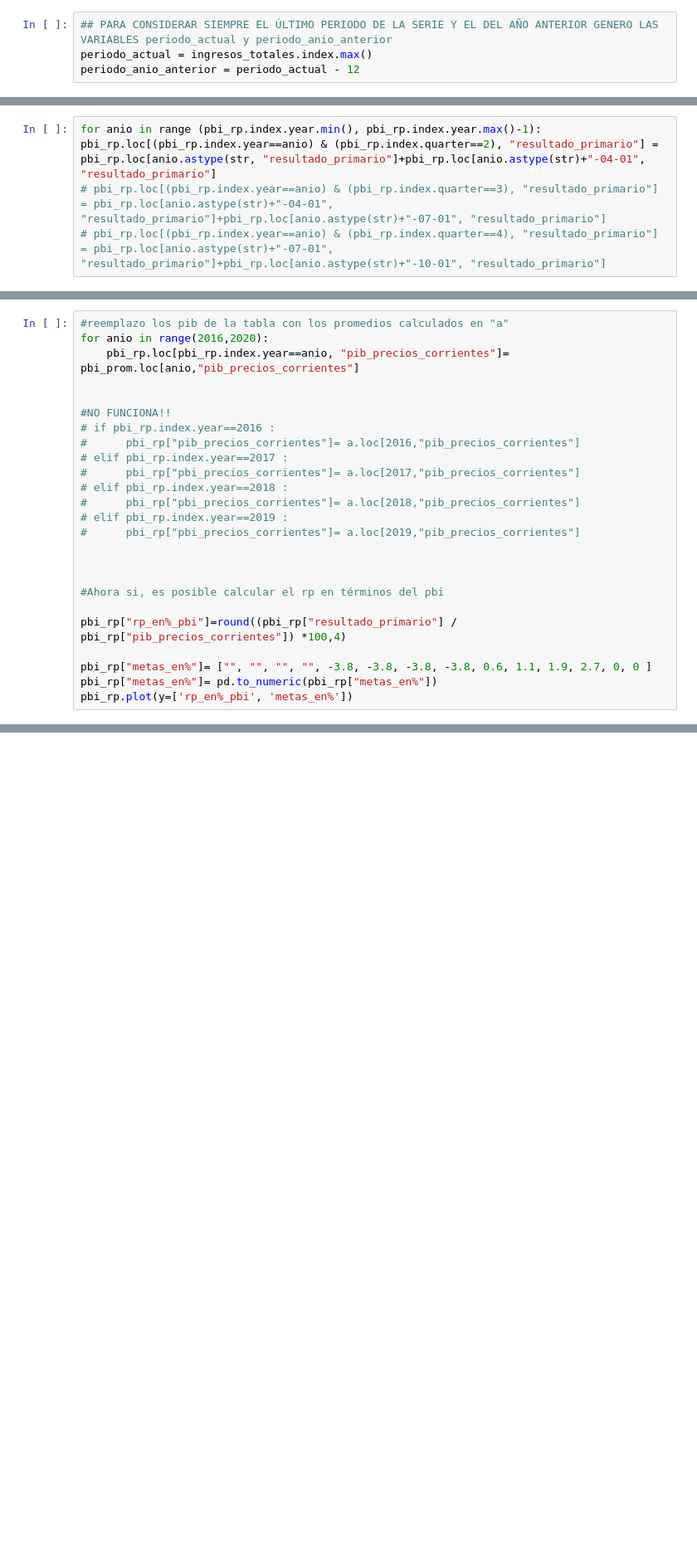
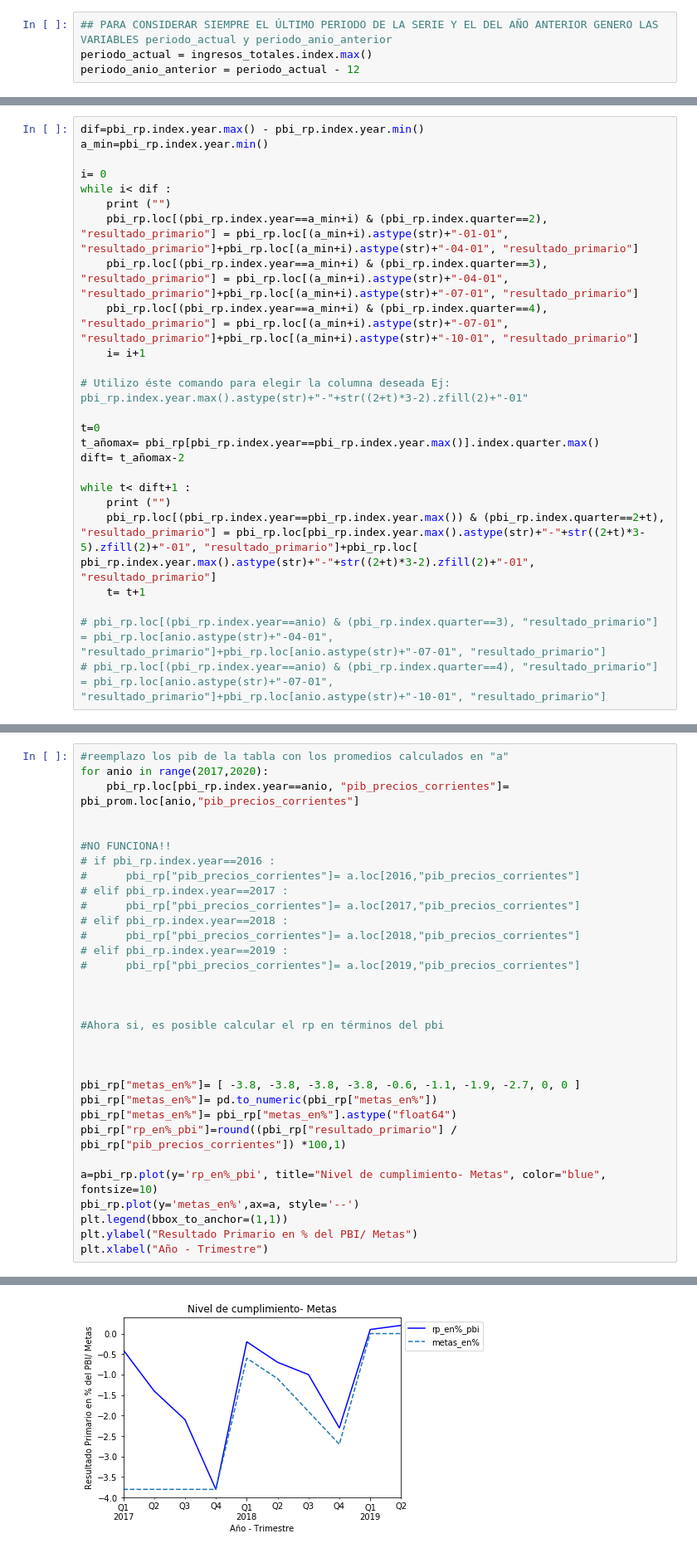
Before and after one commit to datosgobar/analisis-datos-python, a Jupyter notebook: Ejercicios/resultado-primario.ipynb, the cells around one changed output, grey strips where cells are left out. Shown at 83% size. Saved outputs shown, nothing was run; the diff lists cells and outputs as text; blank space fills up the shorter version.

```diff
--- a/Ejercicios/resultado-primario.ipynb
+++ b/Ejercicios/resultado-primario.ipynb
@@ -134,5 +179,0 @@ pbi_rp.index.year.min().astype(str)+"-01-01"
-# %%
-for anio in range (pbi_rp.index.year.min(), pbi_rp.index.year.max()-1):
-pbi_rp.loc[(pbi_rp.index.year==anio) & (pbi_rp.index.quarter==2), "resultado_primario"] = pbi_rp.loc[anio.astype(str, "resultado_primario"]+pbi_rp.loc[anio.astype(str)+"-04-01", "resultado_primario"]
-# pbi_rp.loc[(pbi_rp.index.year==anio) & (pbi_rp.index.quarter==3), "resultado_primario"] = pbi_rp.loc[anio.astype(str)+"-04-01", "resultado_primario"]+pbi_rp.loc[anio.astype(str)+"-07-01", "resultado_primario"]
-# pbi_rp.loc[(pbi_rp.index.year==anio) & (pbi_rp.index.quarter==4), "resultado_primario"] = pbi_rp.loc[anio.astype(str)+"-07-01", "resultado_primario"]+pbi_rp.loc[anio.astype(str)+"-10-01", "resultado_primario"]
@@ -148,0 +195,25 @@ Index(['2016-01-01', '2016-04-01', '2016-07-01', '2016-10-01', '2017-01-01',
+# %%
+dif=pbi_rp.index.year.max() - pbi_rp.index.year.min()
+a_min=pbi_rp.index.year.min()
+
+i= 0
+while i< dif :
+    print ("")
+    pbi_rp.loc[(pbi_rp.index.year==a_min+i) & (pbi_rp.index.quarter==2), "resultado_primario"] = pbi_rp.loc[(a_min+i).astype(str)+"-01-01", "resultado_primario"]+pbi_rp.loc[(a_min+i).astype(str)+"-04-01", "resultado_primario"]
+    pbi_rp.loc[(pbi_rp.index.year==a_min+i) & (pbi_rp.index.quarter==3), "resultado_primario"] = pbi_rp.loc[(a_min+i).astype(str)+"-04-01", "resultado_primario"]+pbi_rp.loc[(a_min+i).astype(str)+"-07-01", "resultado_primario"]
+    pbi_rp.loc[(pbi_rp.index.year==a_min+i) & (pbi_rp.index.quarter==4), "resultado_primario"] = pbi_rp.loc[(a_min+i).astype(str)+"-07-01", "resultado_primario"]+pbi_rp.loc[(a_min+i).astype(str)+"-10-01", "resultado_primario"]
+    i= i+1
+
+# Utilizo éste comando para elegir la columna deseada Ej: pbi_rp.index.year.max().astype(str)+"-"+str((2+t)*3-2).zfill(2)+"-01"
+
+t=0
+t_añomax= pbi_rp[pbi_rp.index.year==pbi_rp.index.year.max()].index.quarter.max()
+dift= t_añomax-2
+
+while t< dift+1 :
+    print ("")
+    pbi_rp.loc[(pbi_rp.index.year==pbi_rp.index.year.max()) & (pbi_rp.index.quarter==2+t), "resultado_primario"] = pbi_rp.loc[pbi_rp.index.year.max().astype(str)+"-"+str((2+t)*3-5).zfill(2)+"-01", "resultado_primario"]+pbi_rp.loc[ pbi_rp.index.year.max().astype(str)+"-"+str((2+t)*3-2).zfill(2)+"-01", "resultado_primario"]
+    t= t+1
+
+# pbi_rp.loc[(pbi_rp.index.year==anio) & (pbi_rp.index.quarter==3), "resultado_primario"] = pbi_rp.loc[anio.astype(str)+"-04-01", "resultado_primario"]+pbi_rp.loc[anio.astype(str)+"-07-01", "resultado_primario"]
+# pbi_rp.loc[(pbi_rp.index.year==anio) & (pbi_rp.index.quarter==4), "resultado_primario"] = pbi_rp.loc[anio.astype(str)+"-07-01", "resultado_primario"]+pbi_rp.loc[anio.astype(str)+"-10-01", "resultado_primario"]
@@ -149,6 +235,6 @@ Index(['2016-01-01', '2016-04-01', '2016-07-01', '2016-10-01', '2017-01-01',
 # %%
 #reemplazo los pib de la tabla con los promedios calculados en "a"
-for anio in range(2016,2020):
+for anio in range(2017,2020):
     pbi_rp.loc[pbi_rp.index.year==anio, "pib_precios_corrientes"]= pbi_prom.loc[anio,"pib_precios_corrientes"]
 
 
@@ -166,9 +252,16 @@ for anio in range(2016,2020):
 
 #Ahora si, es posible calcular el rp en términos del pbi
 
-pbi_rp["rp_en%_pbi"]=round((pbi_rp["resultado_primario"] / pbi_rp["pib_precios_corrientes"]) *100,4)
 
-pbi_rp["metas_en%"]= ["", "", "", "", -3.8, -3.8, -3.8, -3.8, 0.6, 1.1, 1.9, 2.7, 0, 0 ]
+
+pbi_rp["metas_en%"]= [ -3.8, -3.8, -3.8, -3.8, -0.6, -1.1, -1.9, -2.7, 0, 0 ]
 pbi_rp["metas_en%"]= pd.to_numeric(pbi_rp["metas_en%"])
-pbi_rp.plot(y=['rp_en%_pbi', 'metas_en%'])
+pbi_rp["metas_en%"]= pbi_rp["metas_en%"].astype("float64")
+pbi_rp["rp_en%_pbi"]=round((pbi_rp["resultado_primario"] / pbi_rp["pib_precios_corrientes"]) *100,1)
+
+a=pbi_rp.plot(y='rp_en%_pbi', title="Nivel de cumplimiento- Metas", color="blue", fontsize=10)
+pbi_rp.plot(y='metas_en%',ax=a, style='--')
+plt.legend(bbox_to_anchor=(1,1))
+plt.ylabel("Resultado Primario en % del PBI/ Metas")
+plt.xlabel("Año - Trimestre")
 # %% [output]
@@ -175,0 +269 @@ IndentationError: expected an indented block (<ipython-input-66-479113db6e41>, l
+[figure, added]
```
Also changed, not shown: parts of 16 cells of this notebook.
